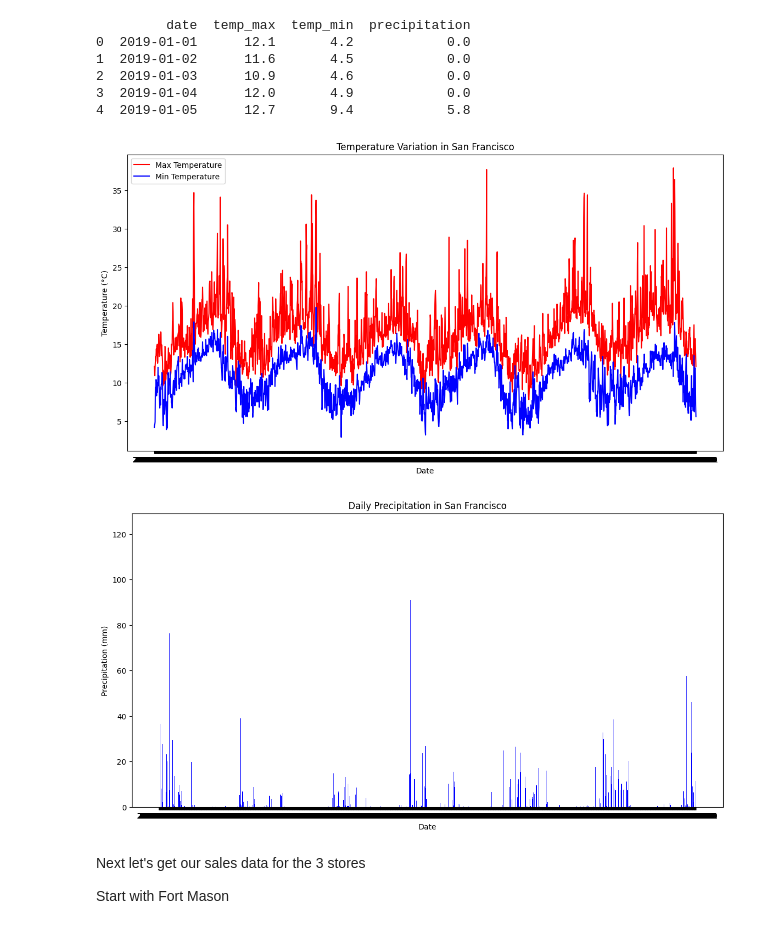
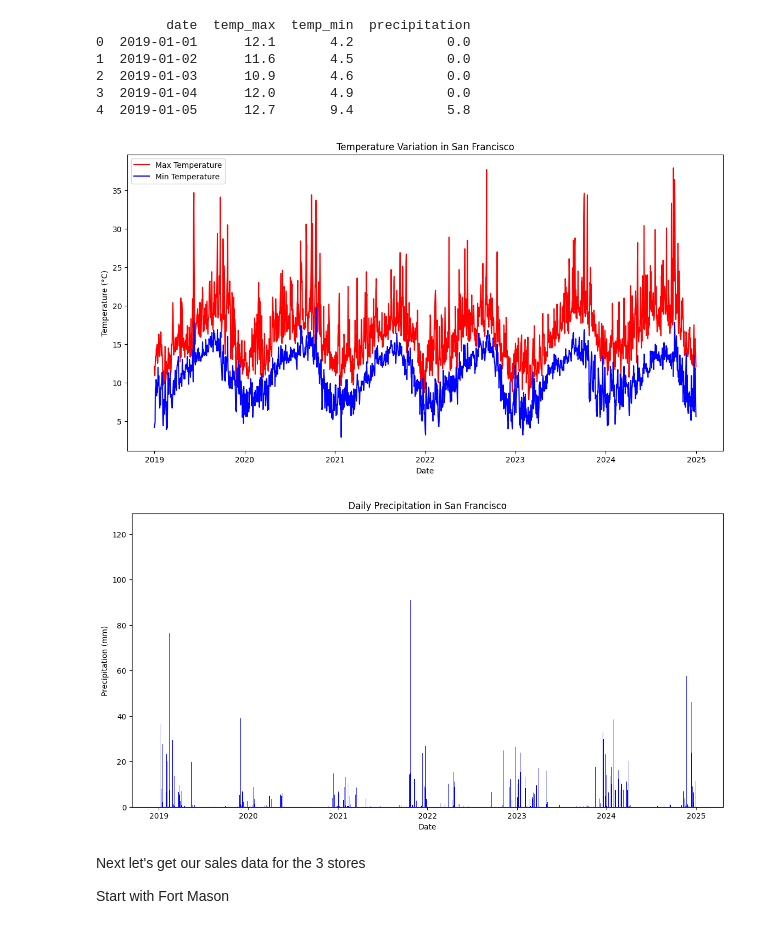
Before and after one commit to pcatroppa/bus774, a Jupyter notebook: CoffeeWeather.ipynb, the cells around one changed output. Saved outputs shown, nothing was run; the diff lists cells and outputs as text; code cells hidden in the pictures.

Commit message:
fixed the data column on the weather and got a final  graph plotting the weather along with a 3 stores's sales data (it's gold Jerry, it's gold!)

```diff
--- a/CoffeeWeather.ipynb
+++ b/CoffeeWeather.ipynb
@@ -88,17 +88,20 @@ print(weather_data.head())
 3  2019-01-04      12.0       4.9            0.0
 4  2019-01-05      12.7       9.4            5.8
 # %%
+# Convert 'DOB' to datetime
+weather_data['date'] = pd.to_datetime(weather_data['date'])
+
 # Graph the weather data
 plt.figure(figsize=(14, 7))
 plt.plot(weather_data['date'], weather_data['temp_max'], label='Max Temperature', color='red')
 plt.plot(weather_data['date'], weather_data['temp_min'], label='Min Temperature', color='blue')
 plt.xlabel('Date')
 plt.ylabel('Temperature (°C)')
 plt.title('Temperature Variation in San Francisco')
 plt.legend()
 plt.show()
 # %% [output]
-[figure, old version]
+[figure, new version]
 # %%
 plt.figure(figsize=(14, 7))
 plt.bar(weather_data['date'], weather_data['precipitation'], color='blue')
@@ -107,7 +110,7 @@ plt.ylabel('Precipitation (mm)')
 plt.title('Daily Precipitation in San Francisco')
 plt.show()
 # %% [output]
-[figure, old version]
+[figure, new version]
 # %% [markdown]
 Next let's get our sales data for the 3 stores
 
```
Also changed, not shown: parts of 3 cells of this notebook.
